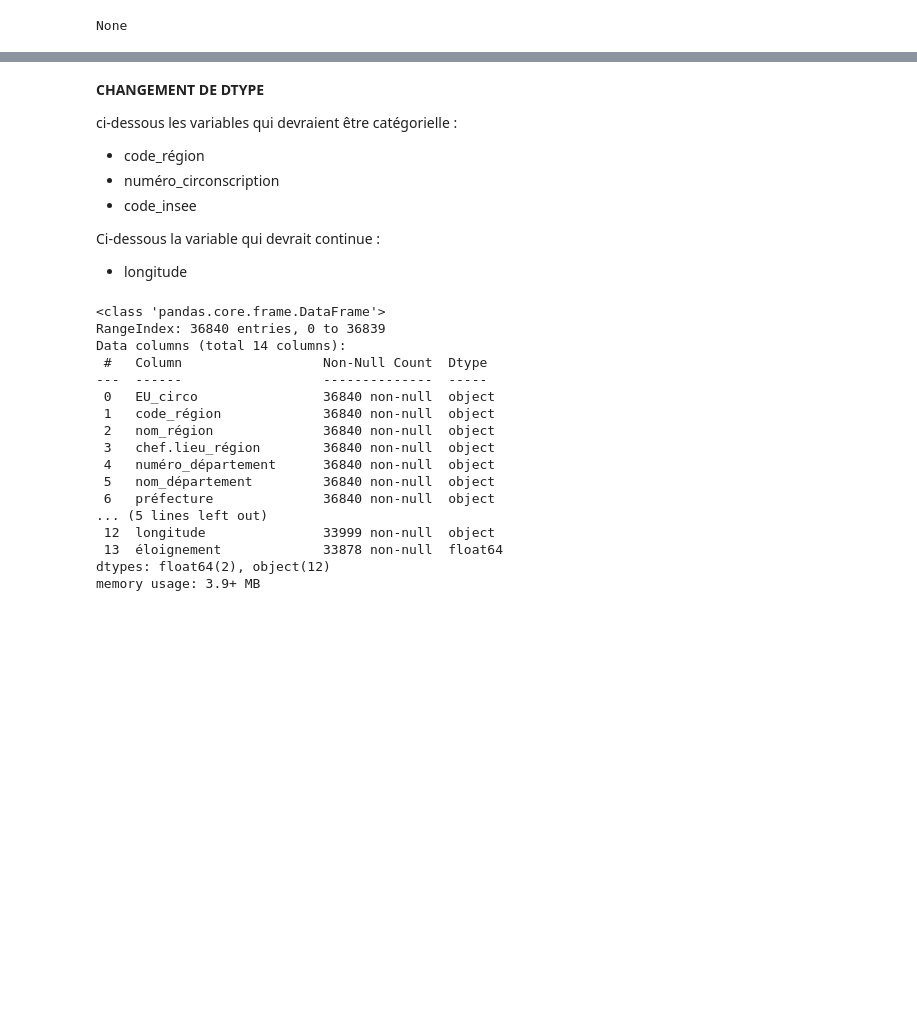
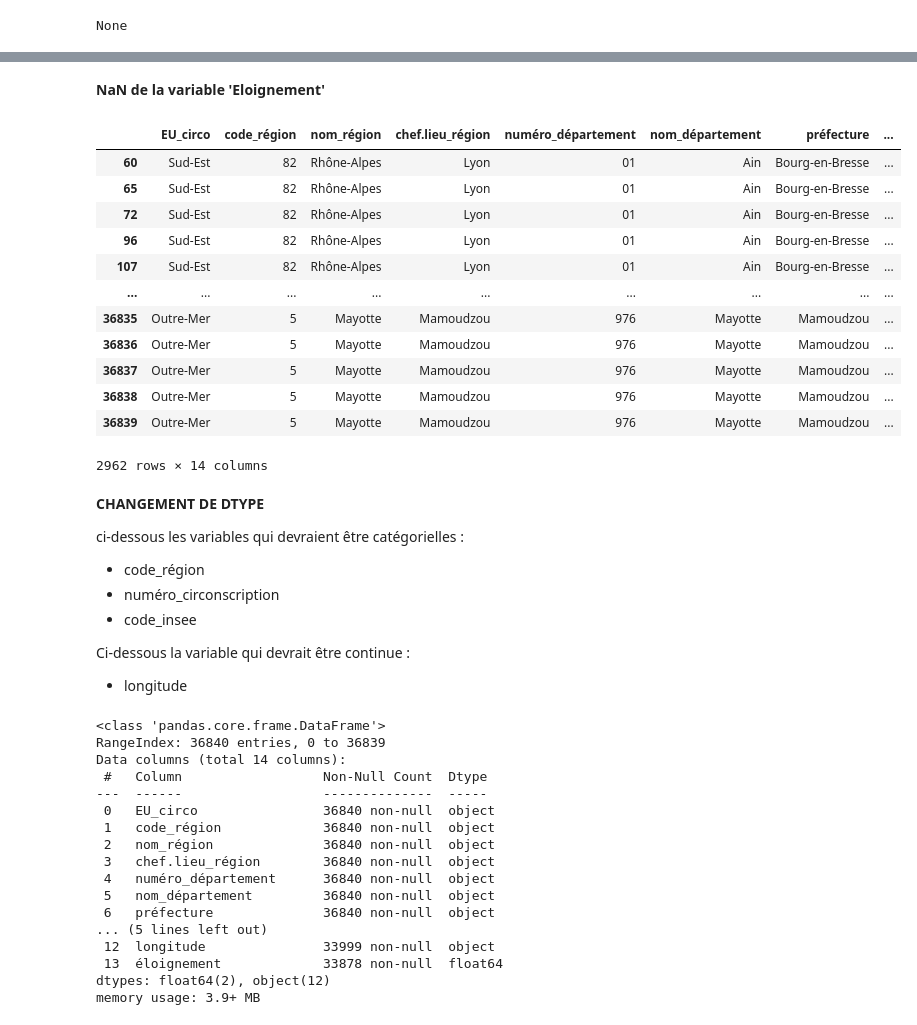
Before and after one commit to Mariehf64/fev23cda_french_industry, a Jupyter notebook: Exploration_name_geographic_information.ipynb, the cells around one changed output, grey strips where cells are left out. Saved outputs shown, nothing was run; the diff lists cells and outputs as text; code cells hidden in the pictures; blank space fills up the shorter version.

```diff
--- a/Exploration_name_geographic_information.ipynb
+++ b/Exploration_name_geographic_information.ipynb
@@ -43,13 +105,31 @@ None
+# %% [markdown]
+**NaN de la variable 'Eloignement'**
+# %%
+display(df[df.éloignement.isna()==1])
+# %% [output]
+|  | EU_circo | code_région | nom_région | chef.lieu_région | numéro_département | nom_département | préfecture | ... |
+| 60 | Sud-Est | 82 | Rhône-Alpes | Lyon | 01 | Ain | Bourg-en-Bresse | ... |
+| 65 | Sud-Est | 82 | Rhône-Alpes | Lyon | 01 | Ain | Bourg-en-Bresse | ... |
+| 72 | Sud-Est | 82 | Rhône-Alpes | Lyon | 01 | Ain | Bourg-en-Bresse | ... |
+| 96 | Sud-Est | 82 | Rhône-Alpes | Lyon | 01 | Ain | Bourg-en-Bresse | ... |
+| 107 | Sud-Est | 82 | Rhône-Alpes | Lyon | 01 | Ain | Bourg-en-Bresse | ... |
+| ... | ... | ... | ... | ... | ... | ... | ... | ... |
+| 36835 | Outre-Mer | 5 | Mayotte | Mamoudzou | 976 | Mayotte | Mamoudzou | ... |
+| 36836 | Outre-Mer | 5 | Mayotte | Mamoudzou | 976 | Mayotte | Mamoudzou | ... |
+| 36837 | Outre-Mer | 5 | Mayotte | Mamoudzou | 976 | Mayotte | Mamoudzou | ... |
+| 36838 | Outre-Mer | 5 | Mayotte | Mamoudzou | 976 | Mayotte | Mamoudzou | ... |
+| 36839 | Outre-Mer | 5 | Mayotte | Mamoudzou | 976 | Mayotte | Mamoudzou | ... |
+2962 rows × 14 columns
 # %% [markdown]
 **CHANGEMENT DE DTYPE**
 
-ci-dessous les variables qui devraient être catégorielle :
+ci-dessous les variables qui devraient être catégorielles :
 
 *   code_région
 *   numéro_circonscription
 *   code_insee
 
-Ci-dessous la variable qui devrait continue :
+Ci-dessous la variable qui devrait être continue :
 
 *   longitude
 # %%
```
Also changed, not shown: parts of 8 cells of this notebook.
